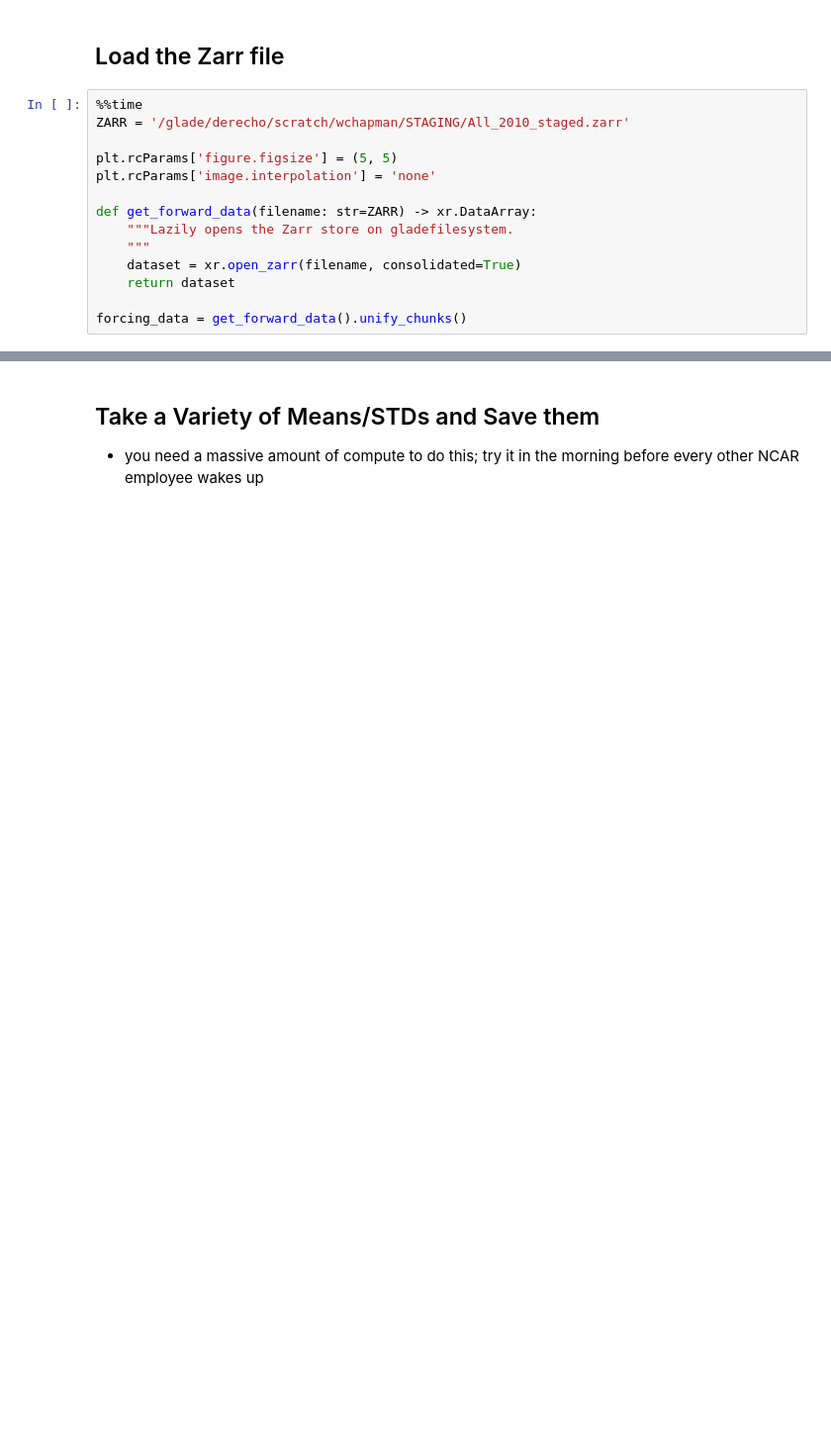
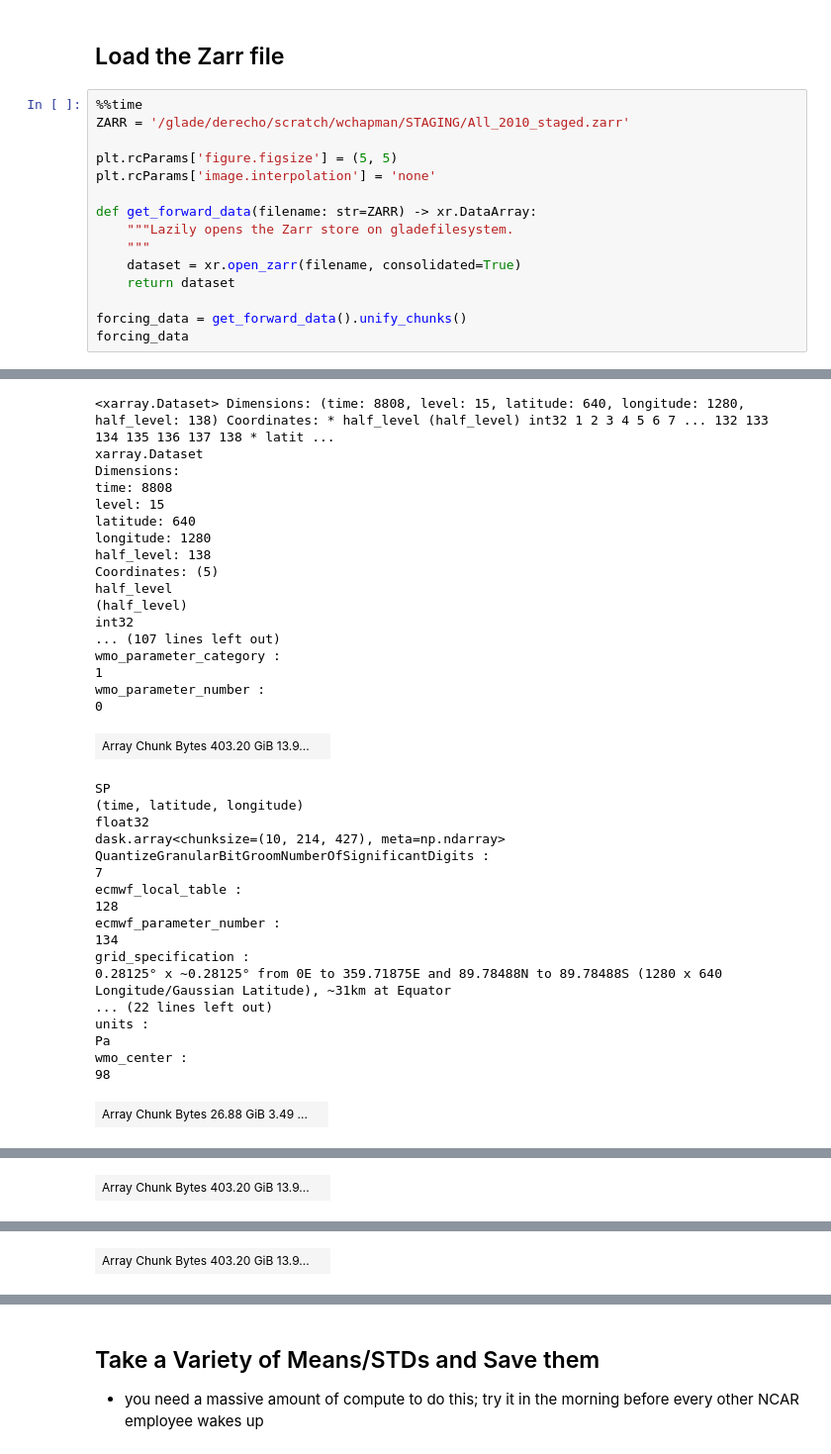
Before and after one commit to WillyChap/MLWPS, a Jupyter notebook: Stage_Data/Make_Climo_Data.ipynb, the cells around one changed output, grey strips where cells are left out. Shown at 99% size. Saved outputs shown, nothing was run; the diff lists cells and outputs as text; blank space fills up the shorter version.

```diff
--- a/Stage_Data/Make_Climo_Data.ipynb
+++ b/Stage_Data/Make_Climo_Data.ipynb
@@ -72,4 +72,5 @@ def get_forward_data(filename: str=ZARR) -> xr.DataArray:
     return dataset
 
 forcing_data = get_forward_data().unify_chunks()
+forcing_data
 # %% [output]
@@ -77,0 +79,36 @@ Wall time: 2.31 s
+<xarray.Dataset> Dimensions: (time: 8808, level: 15, latitude: 640, longitude: 1280, half_level: 138) Coordinates: * half_level (half_level) int32 1 2 3 4 5 6 7 ... 132 133 134 135 136 137 138 * latit ...
+xarray.Dataset
+Dimensions:
+time: 8808
+level: 15
+latitude: 640
+longitude: 1280
+half_level: 138
+Coordinates: (5)
+half_level
+(half_level)
+int32
+... (107 lines left out)
+wmo_parameter_category :
+1
+wmo_parameter_number :
+0
+| Array Chunk Bytes 403.20 GiB 13.9... |  |
+SP
+(time, latitude, longitude)
+float32
+dask.array<chunksize=(10, 214, 427), meta=np.ndarray>
+QuantizeGranularBitGroomNumberOfSignificantDigits :
+7
+ecmwf_local_table :
+128
+ecmwf_parameter_number :
+134
+grid_specification :
+0.28125° x ~0.28125° from 0E to 359.71875E and 89.78488N to 89.78488S (1280 x 640 Longitude/Gaussian Latitude), ~31km at Equator
+... (22 lines left out)
+units :
+Pa
+wmo_center :
+98
+| Array Chunk Bytes 26.88 GiB 3.49 ... |  |
@@ -77,0 +132 @@ Wall time: 2.31 s
+| Array Chunk Bytes 403.20 GiB 13.9... |  |
@@ -77,0 +150 @@ Wall time: 2.31 s
+| Array Chunk Bytes 403.20 GiB 13.9... |  |
```
Also changed, not shown: parts of 4 cells of this notebook, 3 other files.
